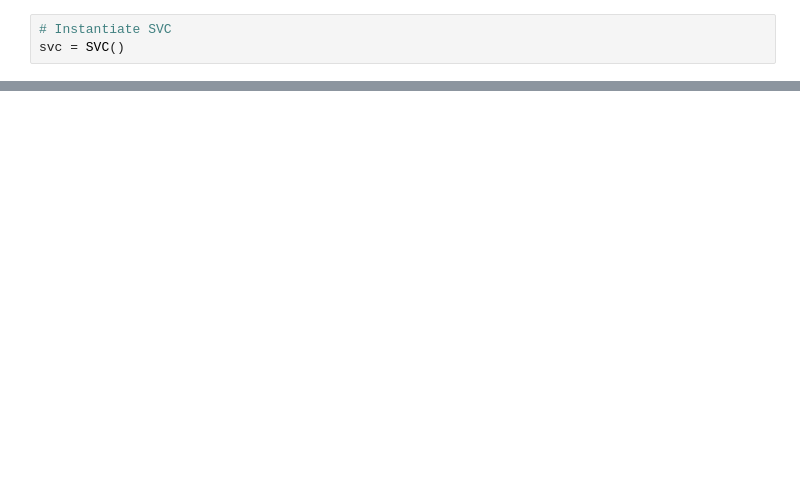
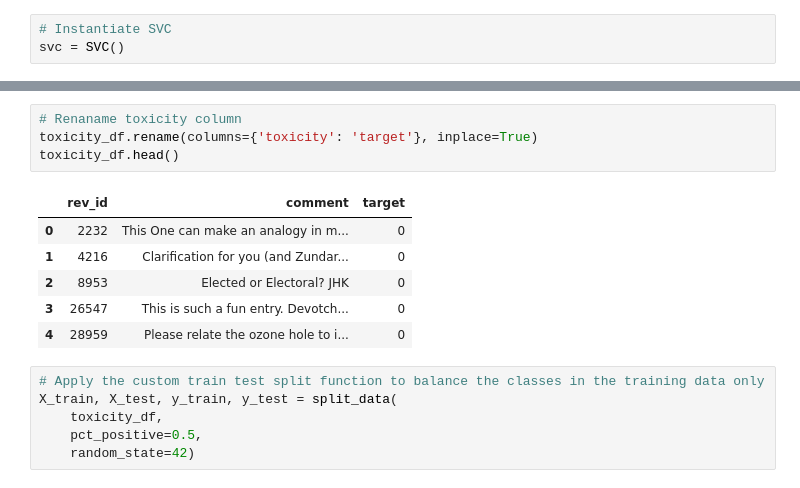
Before and after one commit to ctnormand1/cyber_bullying_detection, a Jupyter notebook: model_metrics/metrics_recall.ipynb, the cells around one changed output, grey strips where cells are left out. Cells and saved outputs as stored; diff of their text form; blank space fills up the shorter version.

```diff
--- a/model_metrics/metrics_recall.ipynb
+++ b/model_metrics/metrics_recall.ipynb
@@ -178,0 +220,17 @@ recall_score(y_test, svc.predict(X_test_cvec_svc))
+# %%
+# Renaname toxicity column
+toxicity_df.rename(columns={'toxicity': 'target'}, inplace=True)
+toxicity_df.head()
+# %% [output]
+|  | rev_id | comment | target |
+| 0 | 2232 | This One can make an analogy in m... | 0 |
+| 1 | 4216 | Clarification for you (and Zundar... | 0 |
+| 2 | 8953 | Elected or Electoral? JHK | 0 |
+| 3 | 26547 | This is such a fun entry. Devotch... | 0 |
+| 4 | 28959 | Please relate the ozone hole to i... | 0 |
+# %%
+# Apply the custom train test split function to balance the classes in the training data only
+X_train, X_test, y_train, y_test = split_data(
+    toxicity_df,
+    pct_positive=0.5,
+    random_state=42)
```
Also changed, not shown: parts of 75 cells of this notebook.
